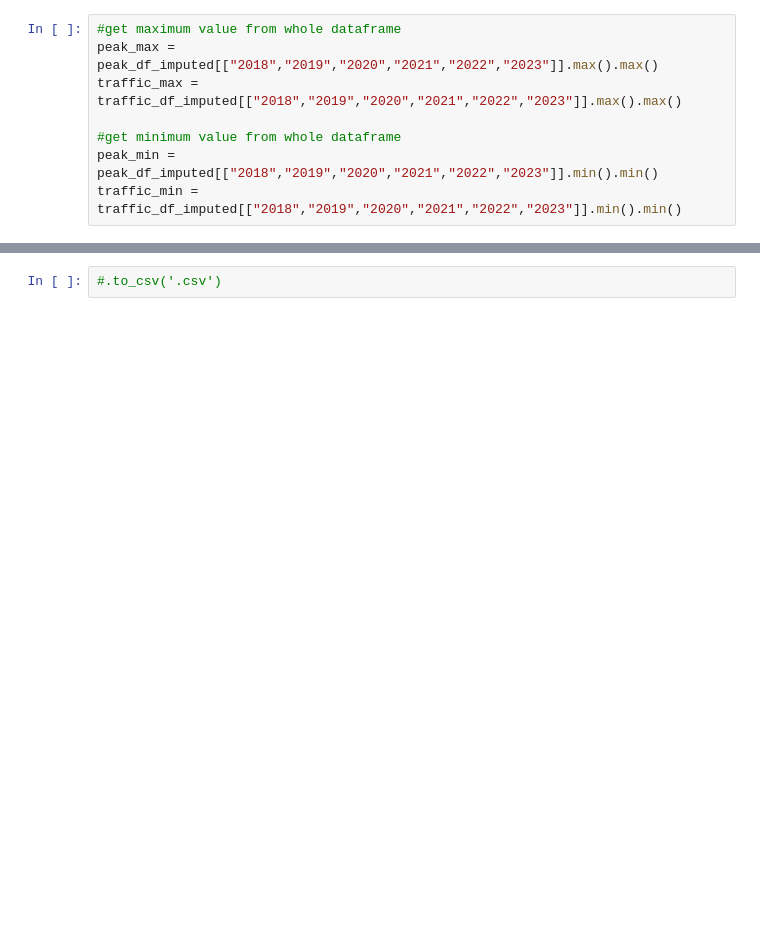
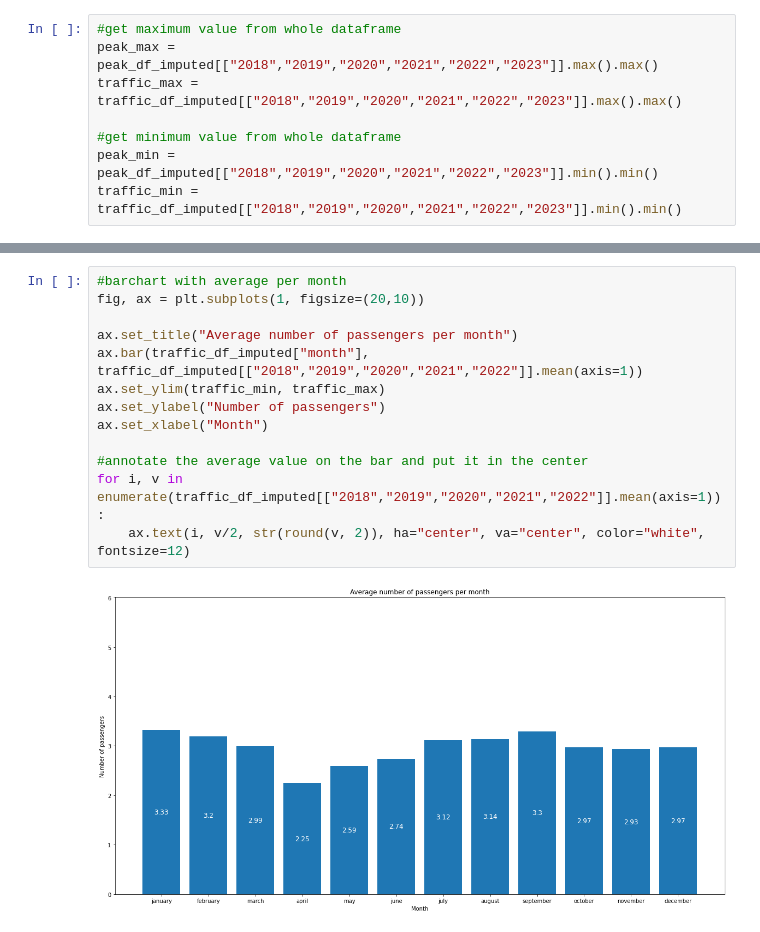
Before and after one commit to AGR-Yes/LRT-KPI, a Jupyter notebook: main.ipynb, the cells around one changed output, grey strips where cells are left out. Drawn from its saved outputs; the diff is of its cells as text; blank space fills up the shorter version.

```diff
--- a/main.ipynb
+++ b/main.ipynb
@@ -618,2 +589,15 @@ ax[2].legend(loc = 3)
-# %%
-#.to_csv('.csv')
+# %%
+#barchart with average per month
+fig, ax = plt.subplots(1, figsize=(20,10))
+
+ax.set_title("Average number of passengers per month")
+ax.bar(traffic_df_imputed["month"], traffic_df_imputed[["2018","2019","2020","2021","2022"]].mean(axis=1))
+ax.set_ylim(traffic_min, traffic_max)
+ax.set_ylabel("Number of passengers")
+ax.set_xlabel("Month")
+
+#annotate the average value on the bar and put it in the center
+for i, v in enumerate(traffic_df_imputed[["2018","2019","2020","2021","2022"]].mean(axis=1)):
+    ax.text(i, v/2, str(round(v, 2)), ha="center", va="center", color="white", fontsize=12)
+# %% [output]
+[figure, added]
```
Also changed, not shown: parts of 5 cells of this notebook.
